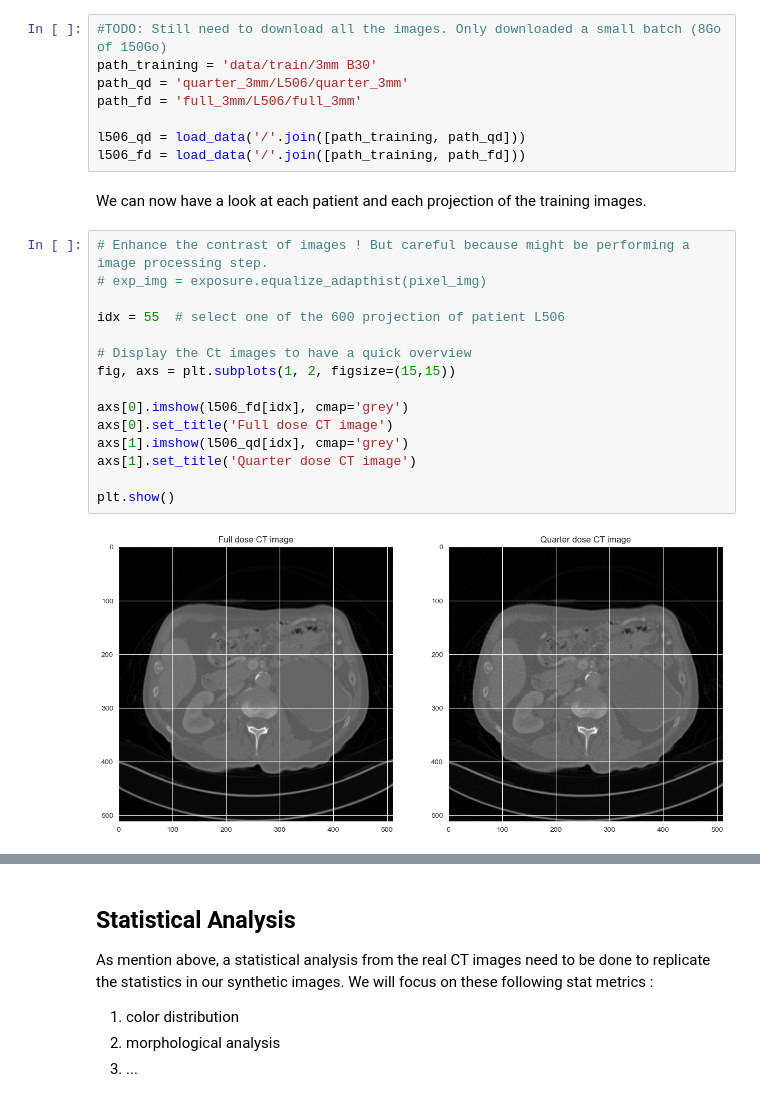
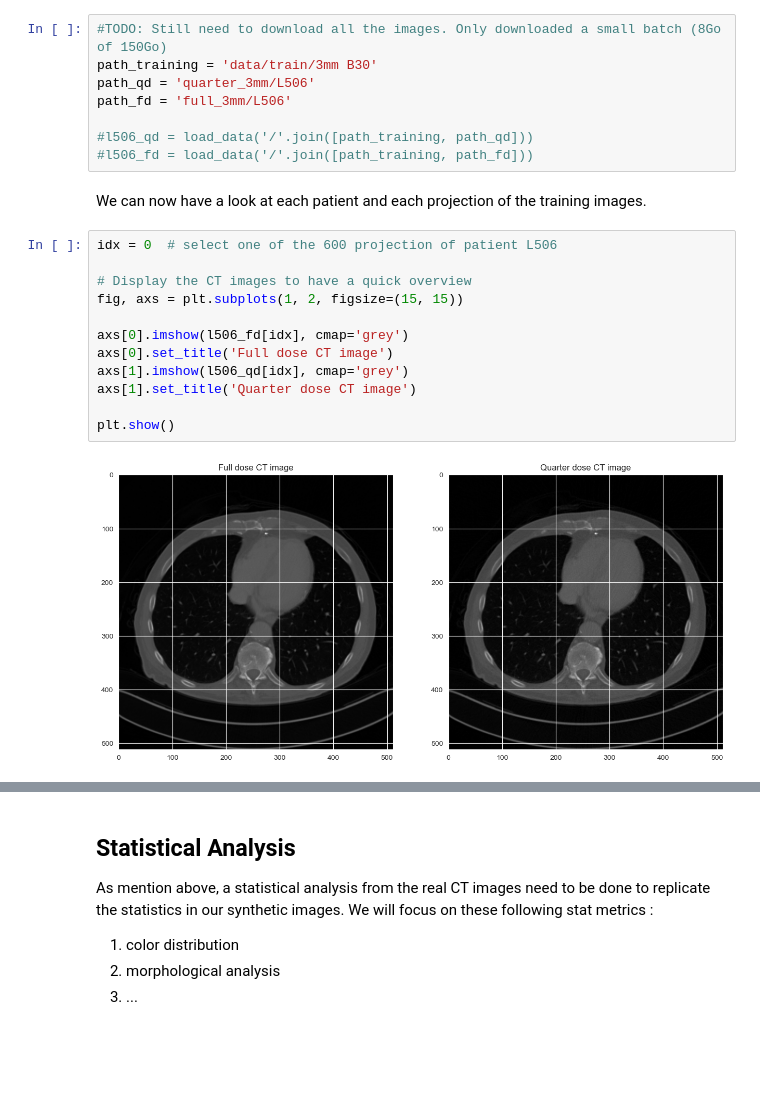
Before and after one commit to paulo-03/research_project_master, a Jupyter notebook: local_files/synthetic_images.ipynb, the cells around one changed output, grey strips where cells are left out. Saved outputs shown, nothing was run; the diff lists cells and outputs as text; blank space fills up the shorter version.

```diff
--- a/local_files/synthetic_images.ipynb
+++ b/local_files/synthetic_images.ipynb
@@ -27,27 +27,24 @@ To create meaningful synthetic images, we made them statistically equivalent to
 # %%
 #TODO: Still need to download all the images. Only downloaded a small batch (8Go of 150Go)
 path_training = 'data/train/3mm B30'
-path_qd = 'quarter_3mm/L506/quarter_3mm'
-path_fd = 'full_3mm/L506/full_3mm'
+path_qd = 'quarter_3mm/L506'
+path_fd = 'full_3mm/L506'
 
-l506_qd = load_data('/'.join([path_training, path_qd]))
-l506_fd = load_data('/'.join([path_training, path_fd]))
+#l506_qd = load_data('/'.join([path_training, path_qd]))
+#l506_fd = load_data('/'.join([path_training, path_fd]))
 # %% [markdown]
 We can now have a look at each patient and each projection of the training images.
 # %%
-# Enhance the contrast of images ! But careful because might be performing a image processing step.
-# exp_img = exposure.equalize_adapthist(pixel_img)
+idx = 0  # select one of the 600 projection of patient L506
 
-idx = 55  # select one of the 600 projection of patient L506
-
-# Display the Ct images to have a quick overview
-fig, axs = plt.subplots(1, 2, figsize=(15,15))
+# Display the CT images to have a quick overview
+fig, axs = plt.subplots(1, 2, figsize=(15, 15))
 
 axs[0].imshow(l506_fd[idx], cmap='grey')
 axs[0].set_title('Full dose CT image')
 axs[1].imshow(l506_qd[idx], cmap='grey')
 axs[1].set_title('Quarter dose CT image')
 
 plt.show()
 # %% [output]
-[figure, old version]
+[figure, new version]
```
Also changed, not shown: parts of 7 cells of this notebook, 1 other file.
